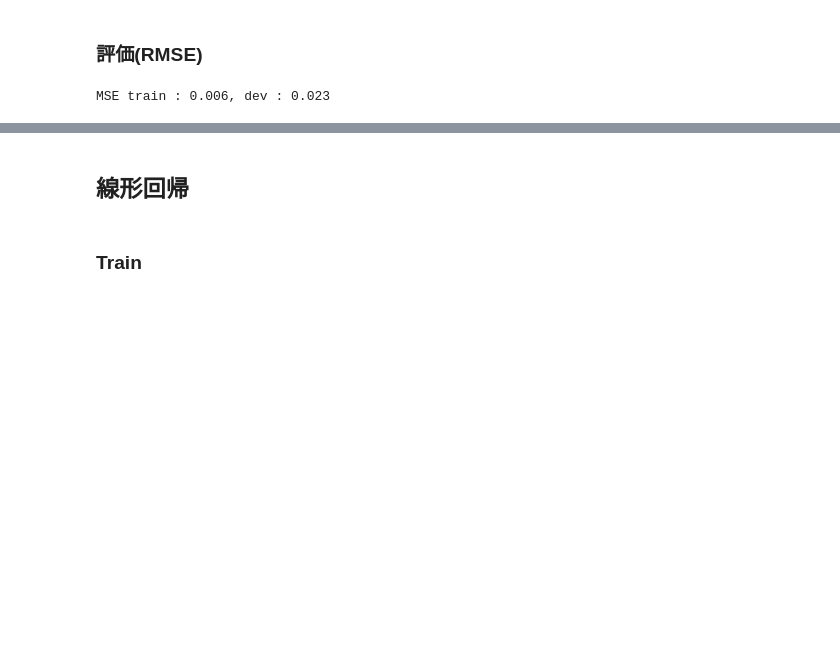
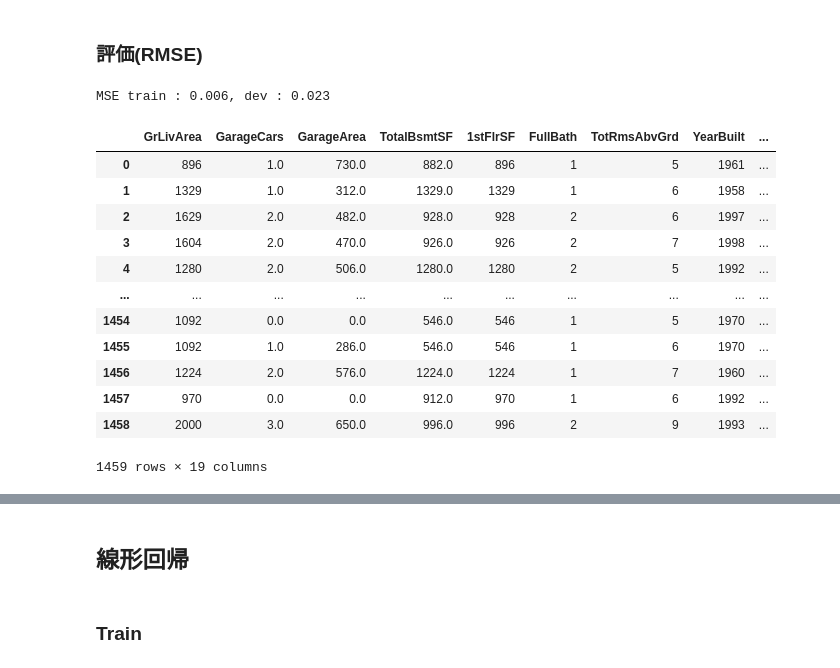
Before and after one commit to go-beyondyourlimits/Kaggle_HousePrices_Prediction, a Jupyter notebook: notebooks/sample.ipynb, the cells around one changed output, grey strips where cells are left out. Cells and saved outputs as stored; diff of their text form; code cells hidden in the pictures; blank space fills up the shorter version.

```diff
--- a/notebooks/sample.ipynb
+++ b/notebooks/sample.ipynb
@@ -296,9 +314,13 @@ Series([], dtype: int64)
+# %%
+pdf_test_features = pdf_test_features.fillna(0)
 # %% [markdown]
 ### カテゴリカル変数をダミー変数化
 # %%
 OverallQual_list = {10: 'OQ_Very_Excellent', 9: 'OQ_Excellent', 8: 'OQ_Very_Good', 7: 'OQ_Good', 6: 'OQ_Above_Average', 5: 'OQ_Average', 4: 'OQ_Below_Average', 3: 'OQ_Fair', 2: 'OQ_Poor', 1: 'OQ_Very_Poor'}
 # %%
 pdf_train_features_trasform = pdf_train_features.drop('OverallQual', axis=1).join(pd.get_dummies(pdf_train_features['OverallQual']).rename(columns=OverallQual_list), how='left')
+# %%
+pdf_test_features_trasform = pdf_test_features.drop('OverallQual', axis=1).join(pd.get_dummies(pdf_test_features['OverallQual']).rename(columns=OverallQual_list), how='left')
 # %%
 pdf_train_features_trasform.head()
 # %% [output]
@@ -319,3 +336,6 @@ data_Y = pdf_train_features_trasform[Y_columns]
+# %%
+data_X = pdf_train_features_trasform.drop(['SalePrice', 'SalePrice_log'], axis=1)
+data_Y = pdf_train_features_trasform[['SalePrice_log']]
 # %%
 data_X.head()
 # %% [output]
@@ -343,6 +363,7 @@ print(data_Y.shape)
 # %%
 from sklearn.cross_validation import train_test_split
 (X_train, X_dev, Y_train, Y_dev) = train_test_split(data_X, data_Y, test_size = 0.2, random_state = 777)
+X_test = pdf_test_features_trasform.reindex(columns=X_train.columns)
 # %%
 print(X_train.shape)
 print(X_dev.shape)
@@ -397,0 +430,16 @@ MSE train : 0.006, dev : 0.023
+# %%
+X_test
+# %% [output]
+|  | GrLivArea | GarageCars | GarageArea | TotalBsmtSF | 1stFlrSF | FullBath | TotRmsAbvGrd | YearBuilt | ... |
+| 0 | 896 | 1.0 | 730.0 | 882.0 | 896 | 1 | 5 | 1961 | ... |
+| 1 | 1329 | 1.0 | 312.0 | 1329.0 | 1329 | 1 | 6 | 1958 | ... |
+| 2 | 1629 | 2.0 | 482.0 | 928.0 | 928 | 2 | 6 | 1997 | ... |
+| 3 | 1604 | 2.0 | 470.0 | 926.0 | 926 | 2 | 7 | 1998 | ... |
+| 4 | 1280 | 2.0 | 506.0 | 1280.0 | 1280 | 2 | 5 | 1992 | ... |
+| ... | ... | ... | ... | ... | ... | ... | ... | ... | ... |
+| 1454 | 1092 | 0.0 | 0.0 | 546.0 | 546 | 1 | 5 | 1970 | ... |
+| 1455 | 1092 | 1.0 | 286.0 | 546.0 | 546 | 1 | 6 | 1970 | ... |
+| 1456 | 1224 | 2.0 | 576.0 | 1224.0 | 1224 | 1 | 7 | 1960 | ... |
+| 1457 | 970 | 0.0 | 0.0 | 912.0 | 970 | 1 | 6 | 1992 | ... |
+| 1458 | 2000 | 3.0 | 650.0 | 996.0 | 996 | 2 | 9 | 1993 | ... |
+1459 rows × 19 columns
```
Also changed, not shown: parts of 11 cells of this notebook.
